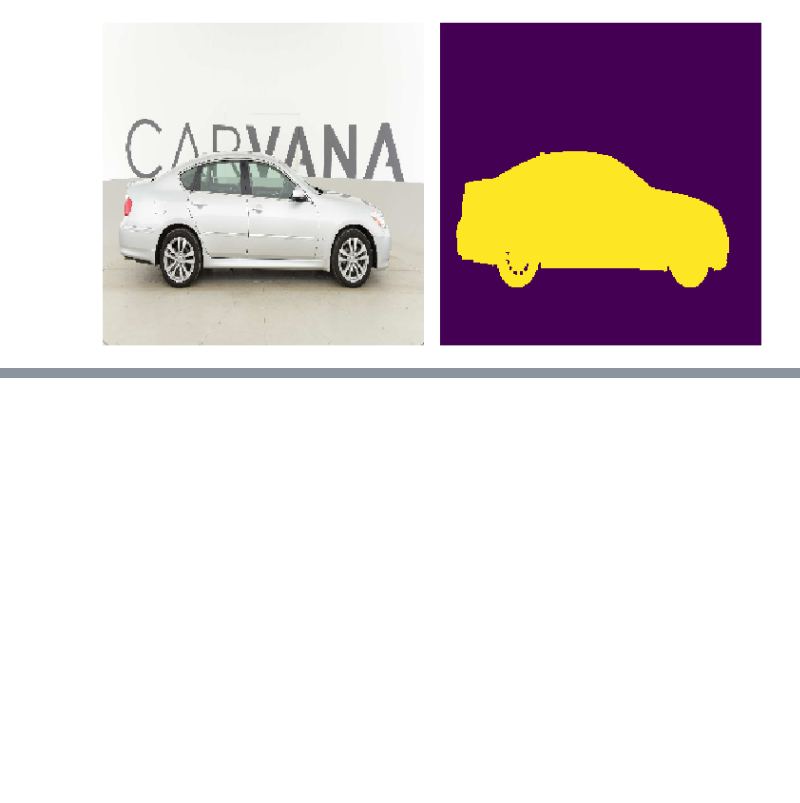
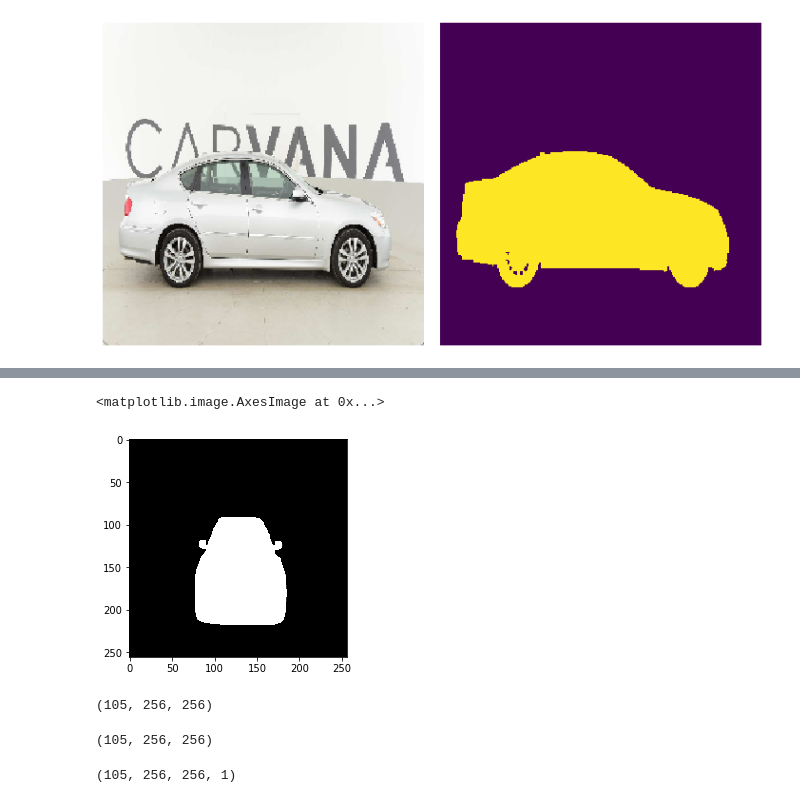
Before and after one commit to jpbacher/image-segmentation, a Jupyter notebook: notebooks/explore.ipynb, the cells around one changed output, grey strips where cells are left out. Saved outputs shown, nothing was run; the diff lists cells and outputs as text; code cells hidden in the pictures; blank space fills up the shorter version.

```diff
--- a/notebooks/explore.ipynb
+++ b/notebooks/explore.ipynb
@@ -65,0 +104,5 @@ plot_img_mask(img, mask)
+# %%
+plt.imshow(train_masks2[0], cmap='gray')
+# %% [output]
+<matplotlib.image.AxesImage at 0x...>
+[figure, added]
@@ -65,0 +112,4 @@ plot_img_mask(img, mask)
+# %%
+train_masks2.shape
+# %% [output]
+(105, 256, 256)
@@ -65,0 +119,4 @@ plot_img_mask(img, mask)
+# %%
+train_masks2.shape
+# %% [output]
+(105, 256, 256)
@@ -65,0 +125,4 @@ plot_img_mask(img, mask)
+# %%
+train_masks2.shape
+# %% [output]
+(105, 256, 256, 1)
```
Also changed, not shown: parts of 13 cells of this notebook.
